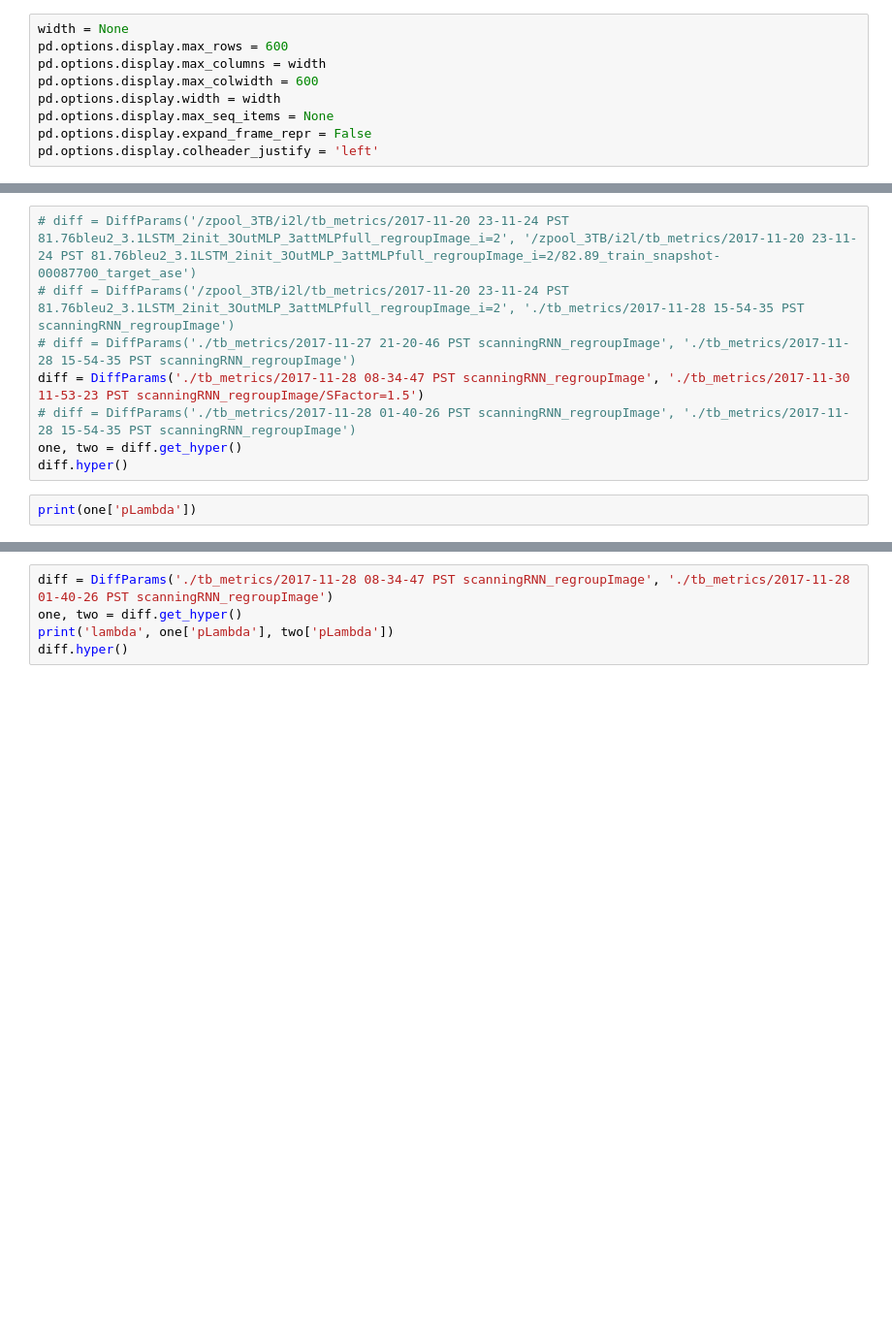
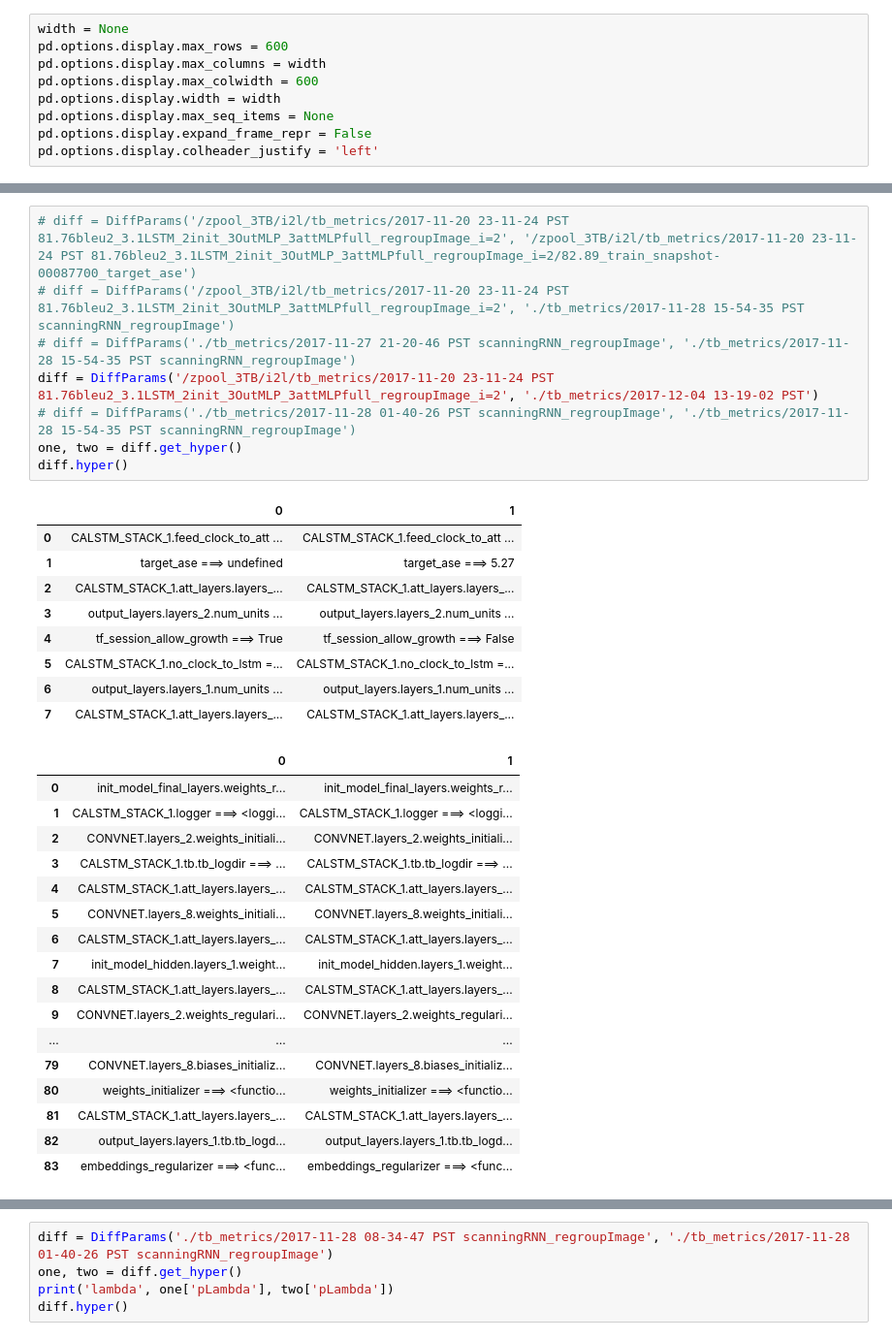
Before and after one commit to untrix/im2latex, a Jupyter notebook: src/diff_params.ipynb, the cells around one changed output, grey strips where cells are left out. Shown at 97% size. Saved outputs shown, nothing was run; the diff lists cells and outputs as text; blank space fills up the shorter version.

```diff
--- a/src/diff_params.ipynb
+++ b/src/diff_params.ipynb
@@ -29,10 +31,35 @@ from viz_commons import VisualizeDir, DiffParams, VisualizeStep
 # %%
 # diff = DiffParams('/zpool_3TB/i2l/tb_metrics/2017-11-20 23-11-24 PST 81.76bleu2_3.1LSTM_2init_3OutMLP_3attMLPfull_regroupImage_i=2', '/zpool_3TB/i2l/tb_metrics/2017-11-20 23-11-24 PST 81.76bleu2_3.1LSTM_2init_3OutMLP_3attMLPfull_regroupImage_i=2/82.89_train_snapshot-00087700_target_ase')
 # diff = DiffParams('/zpool_3TB/i2l/tb_metrics/2017-11-20 23-11-24 PST 81.76bleu2_3.1LSTM_2init_3OutMLP_3attMLPfull_regroupImage_i=2', './tb_metrics/2017-11-28 15-54-35 PST scanningRNN_regroupImage')
 # diff = DiffParams('./tb_metrics/2017-11-27 21-20-46 PST scanningRNN_regroupImage', './tb_metrics/2017-11-28 15-54-35 PST scanningRNN_regroupImage')
-diff = DiffParams('./tb_metrics/2017-11-28 08-34-47 PST scanningRNN_regroupImage', './tb_metrics/2017-11-30 11-53-23 PST scanningRNN_regroupImage/SFactor=1.5')
+diff = DiffParams('/zpool_3TB/i2l/tb_metrics/2017-11-20 23-11-24 PST 81.76bleu2_3.1LSTM_2init_3OutMLP_3attMLPfull_regroupImage_i=2', './tb_metrics/2017-12-04 13-19-02 PST')
 # diff = DiffParams('./tb_metrics/2017-11-28 01-40-26 PST scanningRNN_regroupImage', './tb_metrics/2017-11-28 15-54-35 PST scanningRNN_regroupImage')
 one, two = diff.get_hyper()
 diff.hyper()
+# %% [output]
+|  | 0 | 1 |
+| 0 | CALSTM_STACK_1.feed_clock_to_att ... | CALSTM_STACK_1.feed_clock_to_att ... |
+| 1 | target_ase ===> undefined | target_ase ===> 5.27 |
+| 2 | CALSTM_STACK_1.att_layers.layers_... | CALSTM_STACK_1.att_layers.layers_... |
+| 3 | output_layers.layers_2.num_units ... | output_layers.layers_2.num_units ... |
+| 4 | tf_session_allow_growth ===> True | tf_session_allow_growth ===> False |
+| 5 | CALSTM_STACK_1.no_clock_to_lstm =... | CALSTM_STACK_1.no_clock_to_lstm =... |
+| 6 | output_layers.layers_1.num_units ... | output_layers.layers_1.num_units ... |
+| 7 | CALSTM_STACK_1.att_layers.layers_... | CALSTM_STACK_1.att_layers.layers_... |
+|  | 0 | 1 |
+| 0 | init_model_final_layers.weights_r... | init_model_final_layers.weights_r... |
+| 1 | CALSTM_STACK_1.logger ===> <loggi... | CALSTM_STACK_1.logger ===> <loggi... |
+| 2 | CONVNET.layers_2.weights_initiali... | CONVNET.layers_2.weights_initiali... |
+| 3 | CALSTM_STACK_1.tb.tb_logdir ===> ... | CALSTM_STACK_1.tb.tb_logdir ===> ... |
+| 4 | CALSTM_STACK_1.att_layers.layers_... | CALSTM_STACK_1.att_layers.layers_... |
+| 5 | CONVNET.layers_8.weights_initiali... | CONVNET.layers_8.weights_initiali... |
+| 6 | CALSTM_STACK_1.att_layers.layers_... | CALSTM_STACK_1.att_layers.layers_... |
+| 7 | init_model_hidden.layers_1.weight... | init_model_hidden.layers_1.weight... |
+| 8 | CALSTM_STACK_1.att_layers.layers_... | CALSTM_STACK_1.att_layers.layers_... |
+| 9 | CONVNET.layers_2.weights_regulari... | CONVNET.layers_2.weights_regulari... |
+| ... | ... | ... |
+| 79 | CONVNET.layers_8.biases_initializ... | CONVNET.layers_8.biases_initializ... |
+| 80 | weights_initializer ===> <functio... | weights_initializer ===> <functio... |
+| 81 | CALSTM_STACK_1.att_layers.layers_... | CALSTM_STACK_1.att_layers.layers_... |
+| 82 | output_layers.layers_1.tb.tb_logd... | output_layers.layers_1.tb.tb_logd... |
+| 83 | embeddings_regularizer ===> <func... | embeddings_regularizer ===> <func... |
-# %%
-print(one['pLambda'])
```
Also changed, not shown: parts of 3 cells of this notebook, 8 other files.
